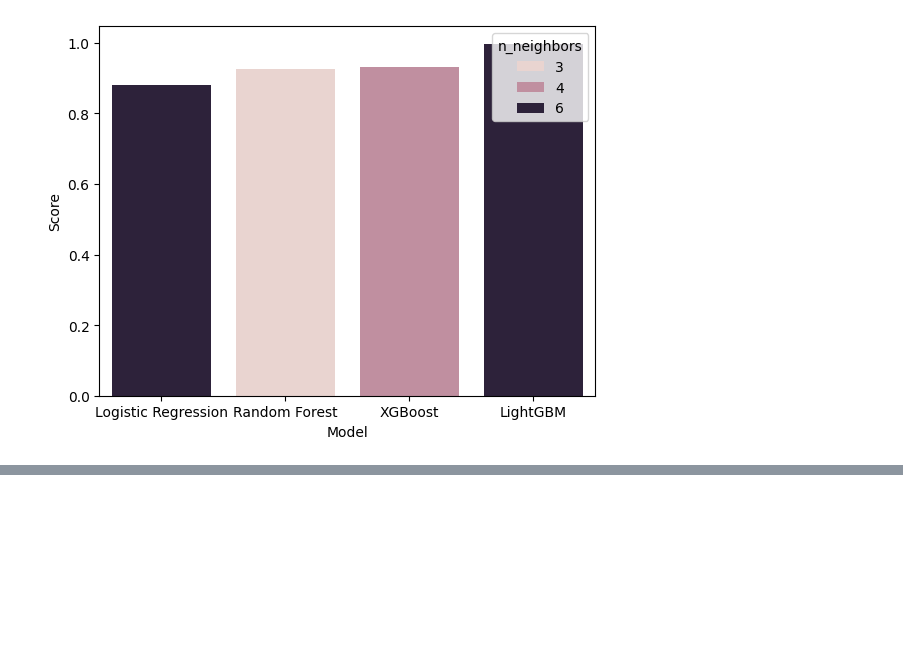
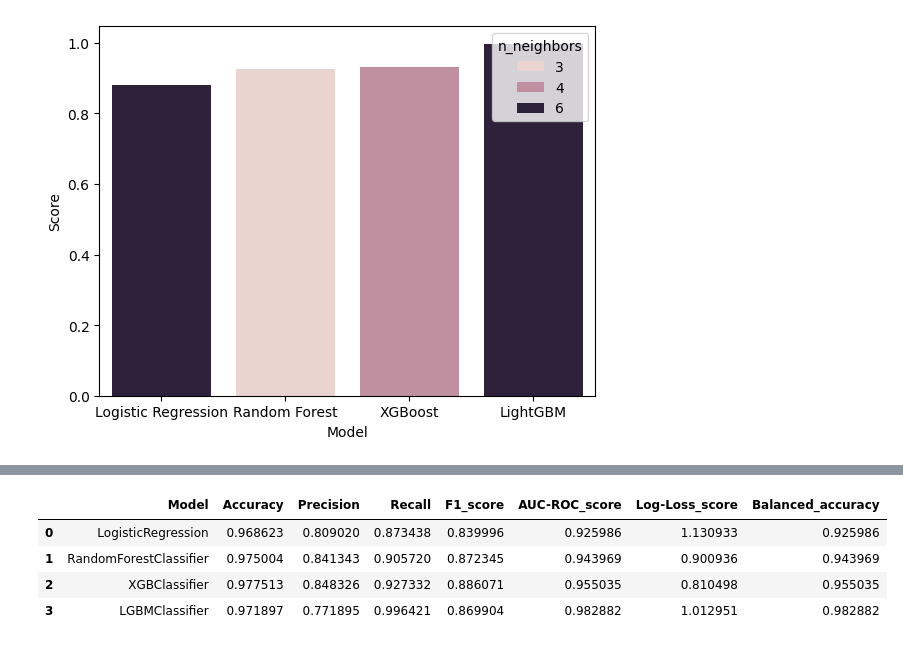
Before and after one commit to S84v/gst-analytics-hackathon, a Jupyter notebook: main.ipynb, the cells around one changed output, grey strips where cells are left out. Cells and saved outputs as stored; diff of their text form; code cells hidden in the pictures; blank space fills up the shorter version.

```diff
--- a/main.ipynb
+++ b/main.ipynb
@@ -618,0 +745,8 @@ plt.show()
+# %%
+model_scores
+# %% [output]
+|  | Model | Accuracy | Precision | Recall | F1_score | AUC-ROC_score | Log-Loss_score | Balanced_accuracy |
+| 0 | LogisticRegression | 0.968623 | 0.809020 | 0.873438 | 0.839996 | 0.925986 | 1.130933 | 0.925986 |
+| 1 | RandomForestClassifier | 0.975004 | 0.841343 | 0.905720 | 0.872345 | 0.943969 | 0.900936 | 0.943969 |
+| 2 | XGBClassifier | 0.977513 | 0.848326 | 0.927332 | 0.886071 | 0.955035 | 0.810498 | 0.955035 |
+| 3 | LGBMClassifier | 0.971897 | 0.771895 | 0.996421 | 0.869904 | 0.982882 | 1.012951 | 0.982882 |
```
Also changed, not shown: parts of 16 cells of this notebook.
